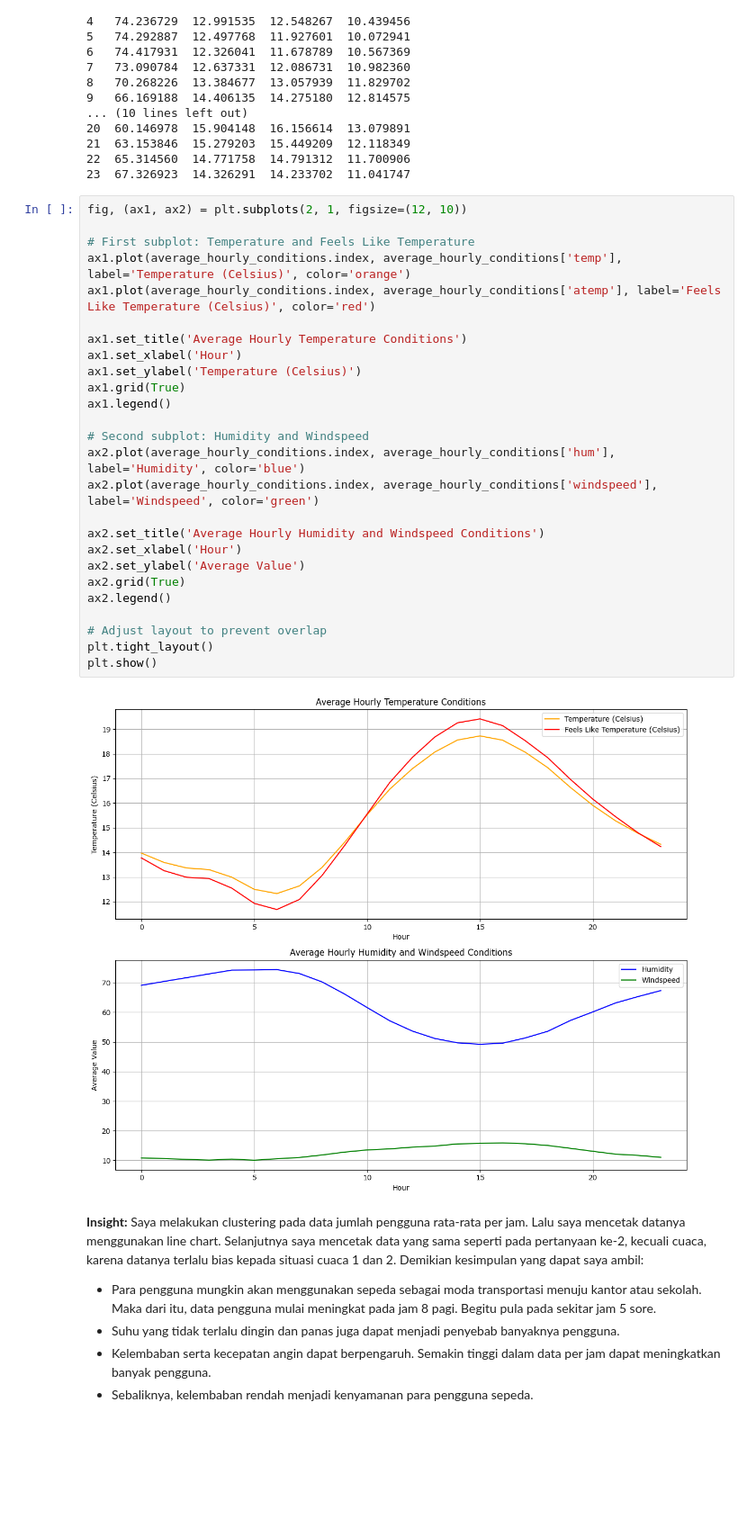
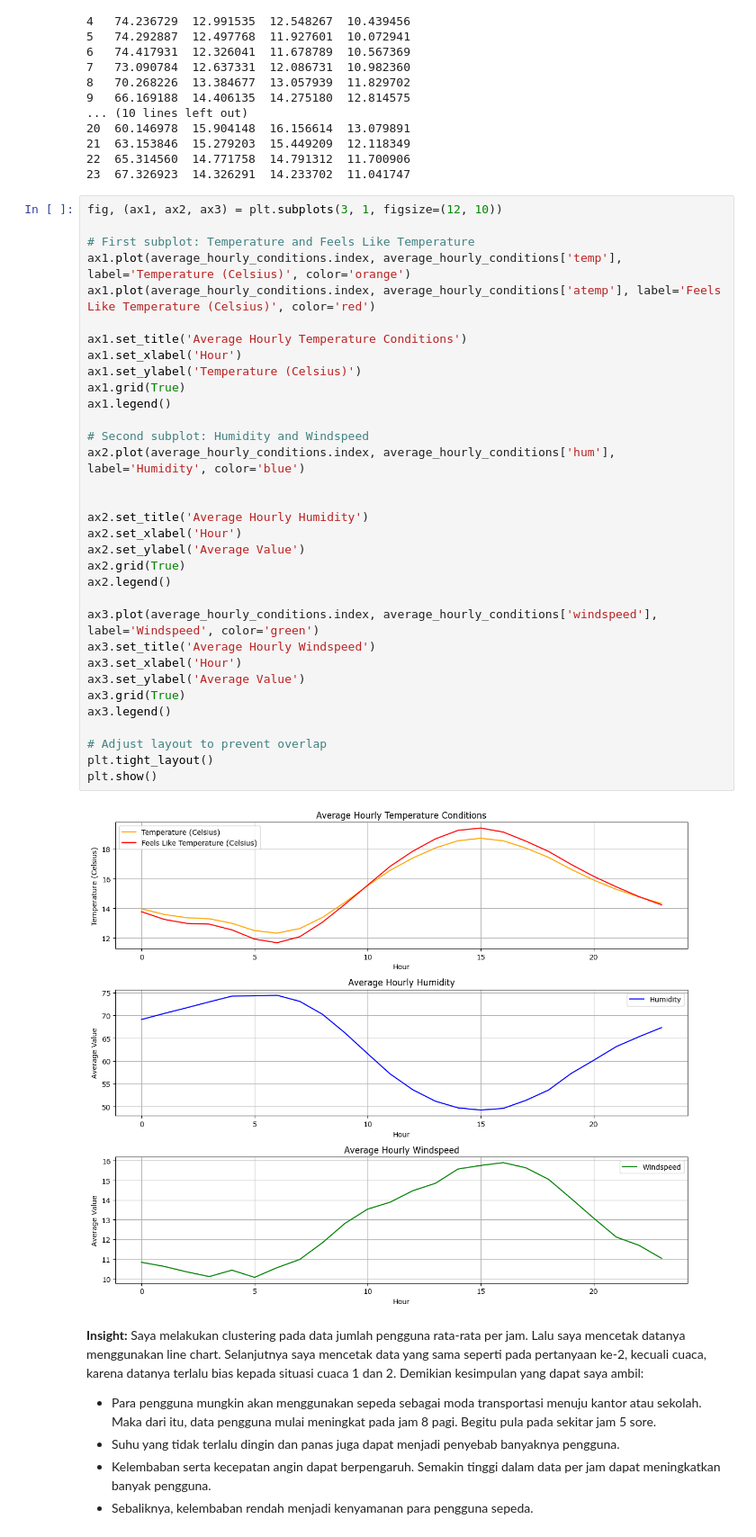
Before and after one commit to 4ranklyn/proyek_analisis_data_dicoding, a Jupyter notebook: notebook.ipynb, the cells around one changed output. Shown at 90% size. Saved outputs shown, nothing was run; the diff lists cells and outputs as text; blank space fills up the shorter version.

```diff
--- a/notebook.ipynb
+++ b/notebook.ipynb
@@ -505,33 +505,40 @@ hr
 22  65.314560  14.771758  14.791312  11.700906
 23  67.326923  14.326291  14.233702  11.041747
 # %%
-fig, (ax1, ax2) = plt.subplots(2, 1, figsize=(12, 10))
+fig, (ax1, ax2, ax3) = plt.subplots(3, 1, figsize=(12, 10))
 
 # First subplot: Temperature and Feels Like Temperature
 ax1.plot(average_hourly_conditions.index, average_hourly_conditions['temp'], label='Temperature (Celsius)', color='orange')
 ax1.plot(average_hourly_conditions.index, average_hourly_conditions['atemp'], label='Feels Like Temperature (Celsius)', color='red')
 
 ax1.set_title('Average Hourly Temperature Conditions')
 ax1.set_xlabel('Hour')
 ax1.set_ylabel('Temperature (Celsius)')
 ax1.grid(True)
 ax1.legend()
 
 # Second subplot: Humidity and Windspeed
 ax2.plot(average_hourly_conditions.index, average_hourly_conditions['hum'], label='Humidity', color='blue')
-ax2.plot(average_hourly_conditions.index, average_hourly_conditions['windspeed'], label='Windspeed', color='green')
 
-ax2.set_title('Average Hourly Humidity and Windspeed Conditions')
+
+ax2.set_title('Average Hourly Humidity')
 ax2.set_xlabel('Hour')
 ax2.set_ylabel('Average Value')
 ax2.grid(True)
 ax2.legend()
 
+ax3.plot(average_hourly_conditions.index, average_hourly_conditions['windspeed'], label='Windspeed', color='green')
+ax3.set_title('Average Hourly Windspeed')
+ax3.set_xlabel('Hour')
+ax3.set_ylabel('Average Value')
+ax3.grid(True)
+ax3.legend()
+
 # Adjust layout to prevent overlap
 plt.tight_layout()
 plt.show()
 # %% [output]
-[figure, old version]
+[figure, new version]
 # %% [markdown]
 **Insight:**
 Saya melakukan clustering pada data jumlah pengguna rata-rata per jam. Lalu saya mencetak datanya menggunakan line chart. Selanjutnya saya mencetak data yang sama seperti pada pertanyaan ke-2, kecuali cuaca, karena datanya terlalu bias kepada situasi cuaca 1 dan 2. Demikian kesimpulan yang dapat saya ambil:
```
